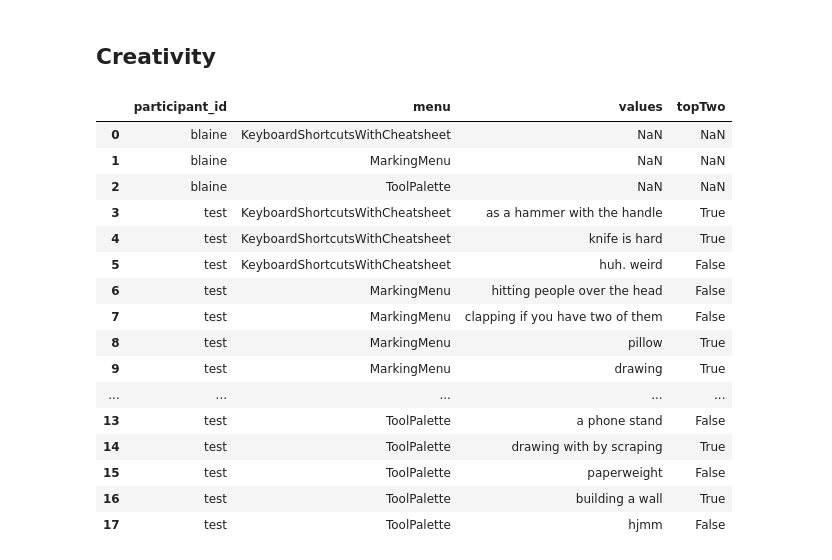
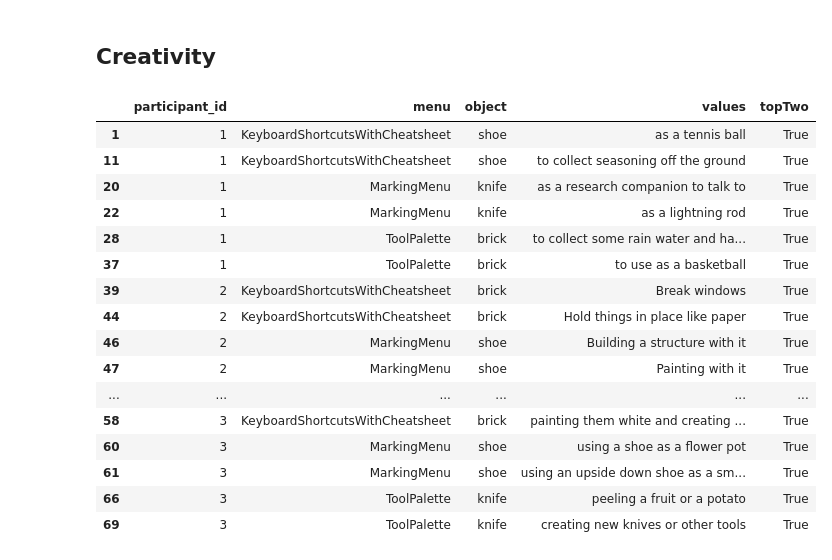
Before and after one commit to blainelewis1/creativity-experiment-2, a Jupyter notebook: analysis/Analysis.ipynb, the cells around one changed output. Cells and saved outputs as stored; diff of their text form; code cells hidden in the pictures.

```diff
--- a/analysis/Analysis.ipynb
+++ b/analysis/Analysis.ipynb
@@ -7,3 +8,3 @@ from IPython.display import display
 # %%
-df = pd.read_csv('./test-data.csv')
+df = pd.read_csv('./pilot.csv')
 df['logs'] = df['logs'].map(lambda x: json.loads(x) if not pd.isnull(x) else pd.NA)
@@ -12,3 +11,10 @@ df.loc[df['participant_id'].isna(),'participant_id'] = 'test'
+# %%
+df.loc[df['participant_id'].isna(),'participant_id'] = 'test'
+df['__INDEX__'] = df['__INDEX__'].map(json.loads)
+
+df.loc[df['participant_id'] == 'arnav','participant_id'] = 1
+df.loc[df['participant_id'] == 'karthik','participant_id'] = 2
+df.loc[df['participant_id'] == 'majeed','participant_id'] = 3
 # %%
 df
 # %% [output]
@@ -47,29 +101,31 @@ def extract_unusual_uses(g):
             if log['type'] == 'DivergentTest':
                 new_df = pd.DataFrame(log['values'], columns=['values'])
                 new_df['topTwo'] = False
-                new_df.loc[list(map(int,log['topTwo'])), 'topTwo'] = True
+                # TODO: just need to pad the Nones with some falses to make things worlk
+
+                new_df.loc[list(map(bool, log['topTwo'])) + [False] * (len(log['values']) - len(log['topTwo'])), 'topTwo'] = True
                 return new_df
 
-unusual_uses = unusual_uses.groupby(['participant_id', 'menu']).apply(extract_unusual_uses).reset_index()
-del unusual_uses['level_2']
-del unusual_uses[0]
+unusual_uses = unusual_uses.groupby(['participant_id', 'menu', 'object']).apply(extract_unusual_uses).reset_index()
+del unusual_uses['level_3']
+# del unusual_uses[0]
 # %%
-unusual_uses
+unusual_uses[unusual_uses['topTwo']]
 # %% [output]
-|  | participant_id | menu | values | topTwo |
-| 0 | blaine | KeyboardShortcutsWithCheatsheet | NaN | NaN |
-| 1 | blaine | MarkingMenu | NaN | NaN |
-| 2 | blaine | ToolPalette | NaN | NaN |
-| 3 | test | KeyboardShortcutsWithCheatsheet | as a hammer with the handle | True |
-| 4 | test | KeyboardShortcutsWithCheatsheet | knife is hard | True |
-| 5 | test | KeyboardShortcutsWithCheatsheet | huh. weird | False |
-| 6 | test | MarkingMenu | hitting people over the head | False |
-| 7 | test | MarkingMenu | clapping if you have two of them | False |
-| 8 | test | MarkingMenu | pillow | True |
-| 9 | test | MarkingMenu | drawing | True |
-| ... | ... | ... | ... | ... |
-| 13 | test | ToolPalette | a phone stand | False |
-| 14 | test | ToolPalette | drawing with by scraping | True |
-| 15 | test | ToolPalette | paperweight | False |
-| 16 | test | ToolPalette | building a wall | True |
-| 17 | test | ToolPalette | hjmm | False |
+|  | participant_id | menu | object | values | topTwo |
+| 1 | 1 | KeyboardShortcutsWithCheatsheet | shoe | as a tennis ball | True |
+| 11 | 1 | KeyboardShortcutsWithCheatsheet | shoe | to collect seasoning off the ground | True |
+| 20 | 1 | MarkingMenu | knife | as a research companion to talk to | True |
+| 22 | 1 | MarkingMenu | knife | as a lightning rod | True |
+| 28 | 1 | ToolPalette | brick | to collect some rain water and ha... | True |
+| 37 | 1 | ToolPalette | brick | to use as a basketball | True |
+| 39 | 2 | KeyboardShortcutsWithCheatsheet | brick | Break windows | True |
+| 44 | 2 | KeyboardShortcutsWithCheatsheet | brick | Hold things in place like paper | True |
+| 46 | 2 | MarkingMenu | shoe | Building a structure with it | True |
+| 47 | 2 | MarkingMenu | shoe | Painting with it | True |
+| ... | ... | ... | ... | ... | ... |
+| 58 | 3 | KeyboardShortcutsWithCheatsheet | brick | painting them white and creating ... | True |
+| 60 | 3 | MarkingMenu | shoe | using a shoe as a flower pot | True |
+| 61 | 3 | MarkingMenu | shoe | using an upside down shoe as a sm... | True |
+| 66 | 3 | ToolPalette | knife | peeling a fruit or a potato | True |
+| 69 | 3 | ToolPalette | knife | creating new knives or other tools | True |
```
Also changed, not shown: parts of 25 cells of this notebook, 5 other files.
